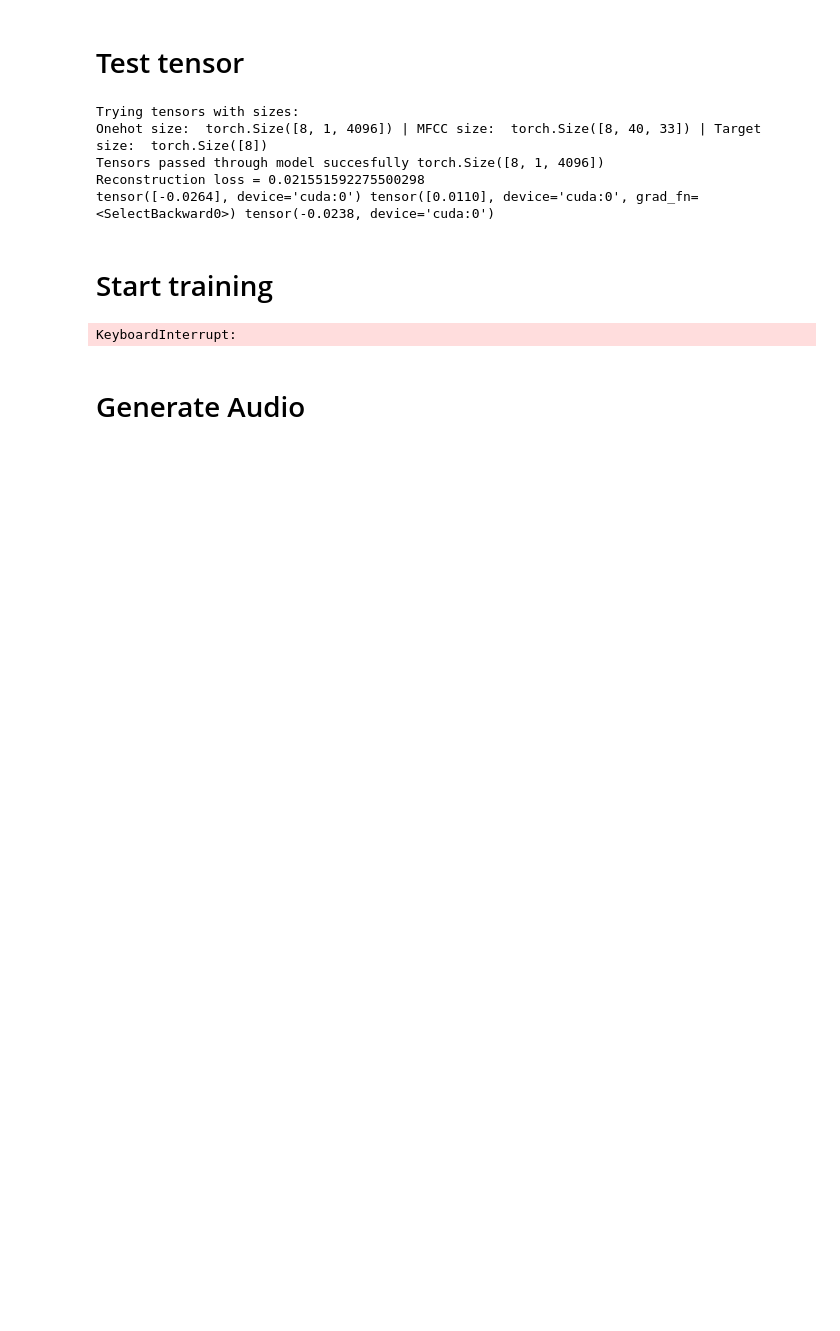
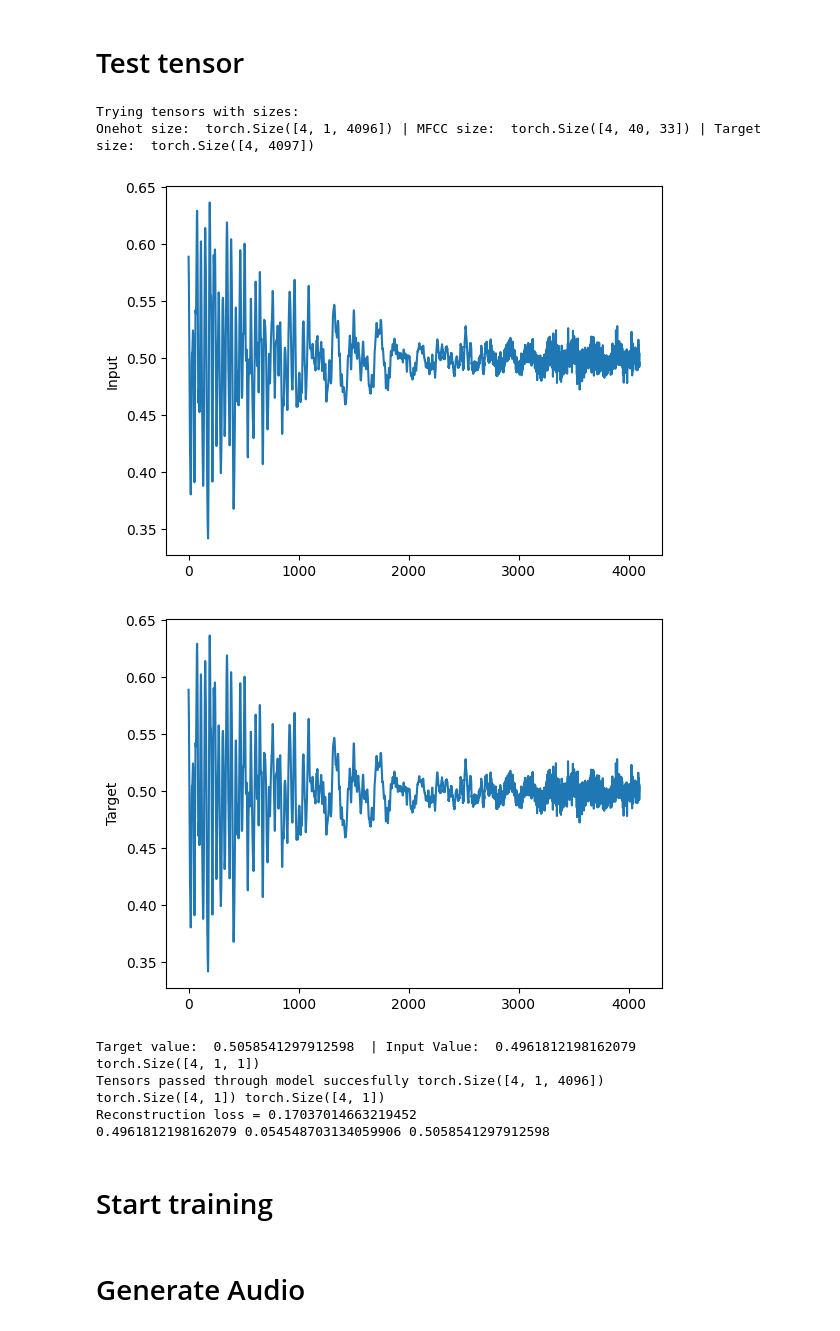
Before and after one commit to WouterBesse/Sonified-Latent-Data, a Jupyter notebook: WaveVaePlayground.ipynb, the cells around one changed output. Drawn from its saved outputs; the diff is of its cells as text; code cells hidden in the pictures; blank space fills up the shorter version.

```diff
--- a/WaveVaePlayground.ipynb
+++ b/WaveVaePlayground.ipynb
@@ -71,34 +54,57 @@ WaveNetVAE(
 # Test tensor
 # %%
 import torchaudio
+import matplotlib.pyplot as plt
 
 loss_fn = torch.nn.MSELoss()
 onehot, mfcc, target = next(iter(VAEDataloader))
 onehot = onehot.to(device)
 mfcc = mfcc.to(device)
 target = target.to(device)
 
 print("Trying tensors with sizes:")
 print("Onehot size: ", onehot.size(), "| MFCC size: ", mfcc.size(), "| Target size: ", target.size())
 
+plt.plot(torch.squeeze(onehot[0]).cpu().numpy())
+plt.ylabel('Input')
+plt.show()
+
+plt.plot(torch.squeeze(target[0]).cpu().numpy())
+plt.ylabel('Target')
+plt.show()
+
+
+
+print("Target value: ", target[0, -1].item(), " | Input Value: ", onehot[0, 0, -1].item())
+
+target = torch.unsqueeze(torch.unsqueeze(target[:, -1], 1), 1)
+print(target.size())
+
 output, _, _ = WaveVAE(onehot, mfcc, True)
 print("Tensors passed through model succesfully", output.size())
 
-reconstruction_loss = loss_fn(output[:, :, -1], target)
+print(output[:, :, -1].size(), target[:, :, -1].size())
+
+reconstruction_loss = loss_fn(output[:, :, -1], target[:, :, -1])
 print("Reconstruction loss =", reconstruction_loss.item())
 
 # onehot = torch.nn.functional.sigmoid(onehot[0, :, -1])
 # output = torch.nn.functional.sigmoid(output[0, :, -1])
 # onehotmax = torch.argmax(onehot)
 # outputmax = torch.argmax(output)
 
-print(onehot[0, :, -1], output[0, :, -1], target[0])
+print(onehot[0, :, -1].item(), output[0, :, -1].item(), target[0, :, -1].item())
 # %% [output]
 Trying tensors with sizes:
-Onehot size:  torch.Size([8, 1, 4096]) | MFCC size:  torch.Size([8, 40, 33]) | Target size:  torch.Size([8])
-Tensors passed through model succesfully torch.Size([8, 1, 4096])
-Reconstruction loss = 0.021551592275500298
-tensor([-0.0264], device='cuda:0') tensor([0.0110], device='cuda:0', grad_fn=<SelectBackward0>) tensor(-0.0238, device='cuda:0')
+Onehot size:  torch.Size([4, 1, 4096]) | MFCC size:  torch.Size([4, 40, 33]) | Target size:  torch.Size([4, 4097])
+[figure, added]
+[figure, added]
+Target value:  0.5058541297912598  | Input Value:  0.4961812198162079
+torch.Size([4, 1, 1])
+Tensors passed through model succesfully torch.Size([4, 1, 4096])
+torch.Size([4, 1]) torch.Size([4, 1])
+Reconstruction loss = 0.17037014663219452
+0.4961812198162079 0.054548703134059906 0.5058541297912598
 # %% [markdown]
 # Start training
 # %%
@@ -110,14 +116,12 @@ writer = SummaryWriter()
 
 train(WaveVAE, VAEDataloader, val_VAEDataloader,
       writer = writer,
-      learning_rate = learning_rate,
+      learning_rate = 0.00001,
       epoch_amount = 100,
       logs_per_epoch = 5,
       kl_anneal = 0.01,
       max_kl = 0.5,
       device = device)
-# %% [output]
-KeyboardInterrupt:
 # %%
 torch.save(WaveVAE.state_dict(), './modeltest')
 # %% [markdown]
```
Also changed, not shown: parts of 6 cells of this notebook, 4 other files.
